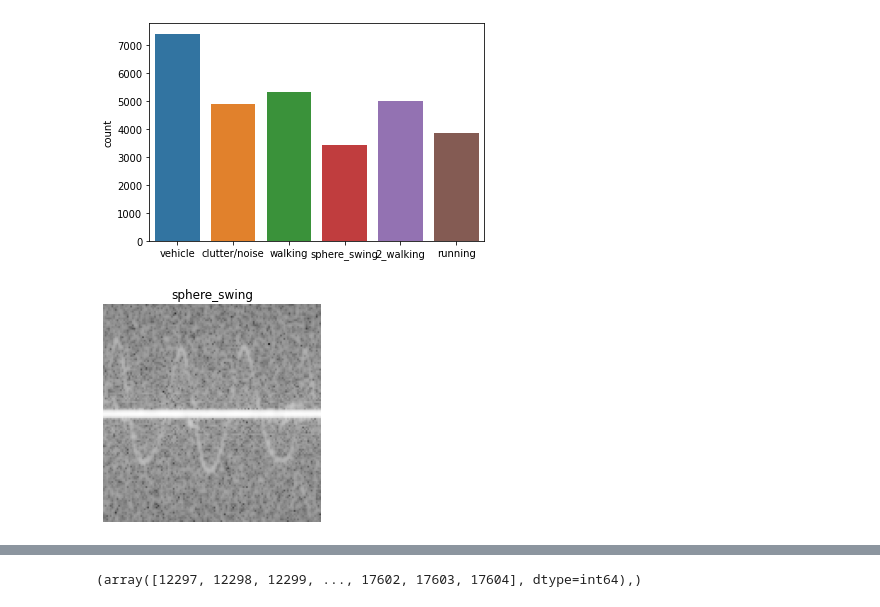
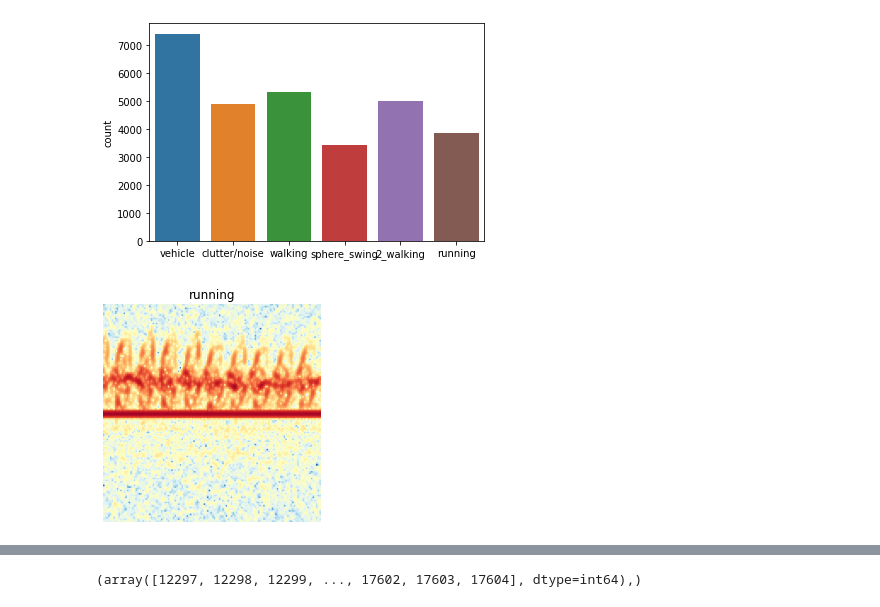
Before and after one commit to nemashy/Masters-Nyasha, a Jupyter notebook: Exploratory Data Analysis.ipynb, the cells around one changed output, grey strips where cells are left out. Saved outputs shown, nothing was run; the diff lists cells and outputs as text; code cells hidden in the pictures.

```diff
--- a/Exploratory Data Analysis.ipynb
+++ b/Exploratory Data Analysis.ipynb
@@ -22,17 +22,17 @@ def get_matlab_data(file_path, is_label: bool):
         num_of_examples = len(refs)
 
         if is_label: # Check if the this is a labels file
-            examples_data =  np.array(
+            labels_data =  np.array(
                 [''.join(map(chr, np.squeeze(f[refs[i]]))) for i in range(num_of_examples)]
                 )
+            print(f"Completed reading {file_path} labels file")
+            return labels_data
         else: # If not labels file
             examples_data =  np.array(
                 [np.transpose(np.array(f[refs[i]])) for i in range(num_of_examples)]
-                ) # Taking all
-
-        print(f"Completed reading {file_path}")
-
-    return examples_data
+                )
+            print(f"Completed reading {file_path} examples file")
+            return examples_data
 # %%
 # Get features
 train_data = get_matlab_data('Data/train_data.mat', is_label=False)
@@ -90,14 +90,14 @@ sns.countplot(train_label)
 # %%
 from numpy import random
 
 image_num = random.randint(len(train_data))
 random_image = train_data[image_num]
-plt.imshow(random_image, cmap='gray')
+plt.imshow(random_image, cmap='RdYlBu_r')
 plt.title(f'{train_label[image_num]}')
 plt.axis('off')
 plt.show()
 # %% [output]
-[figure, old version]
+[figure, new version]
 # %%
 plt.hist(train_data_scaled.flatten())
 # %% [output]
```
Also changed, not shown: parts of 15 cells of this notebook.
